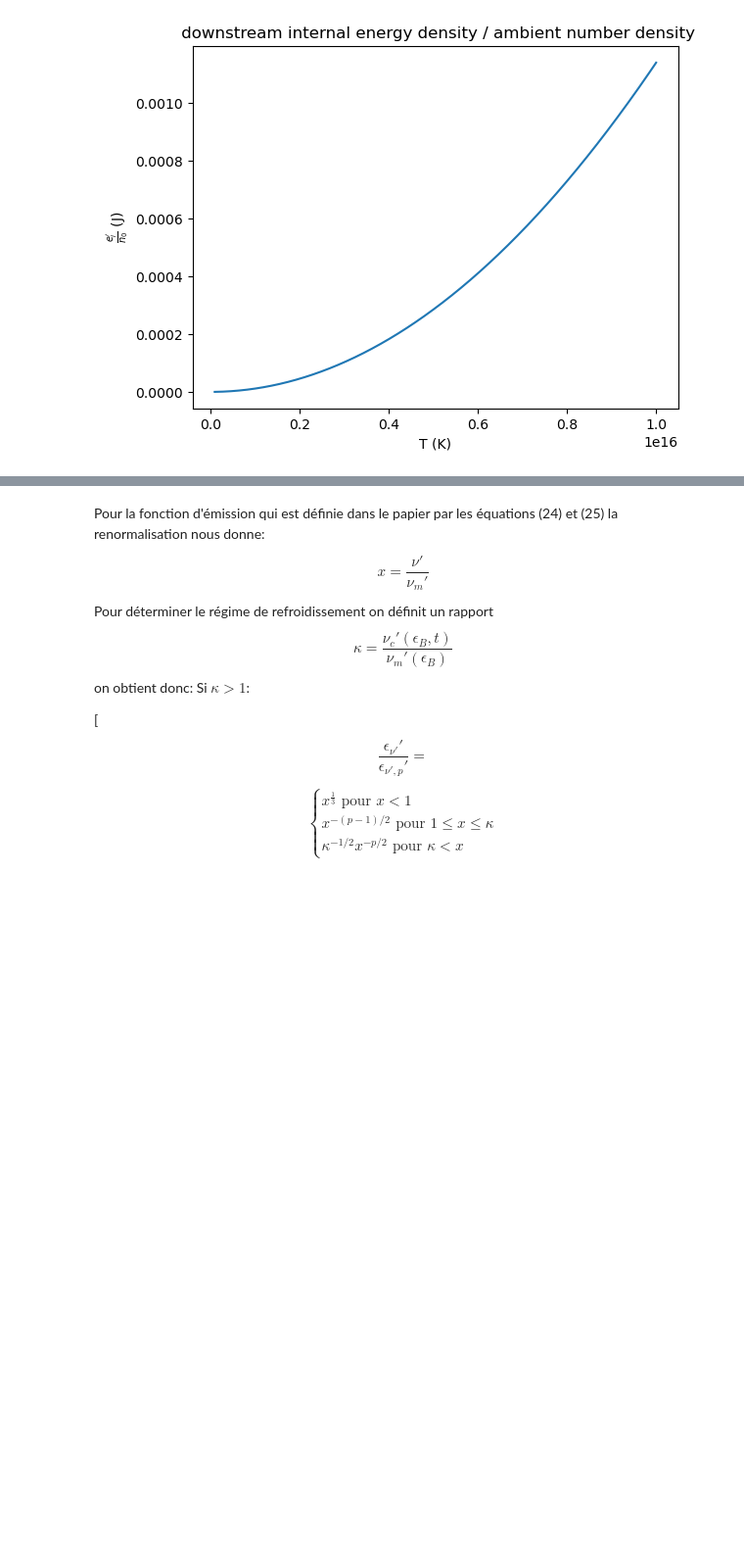
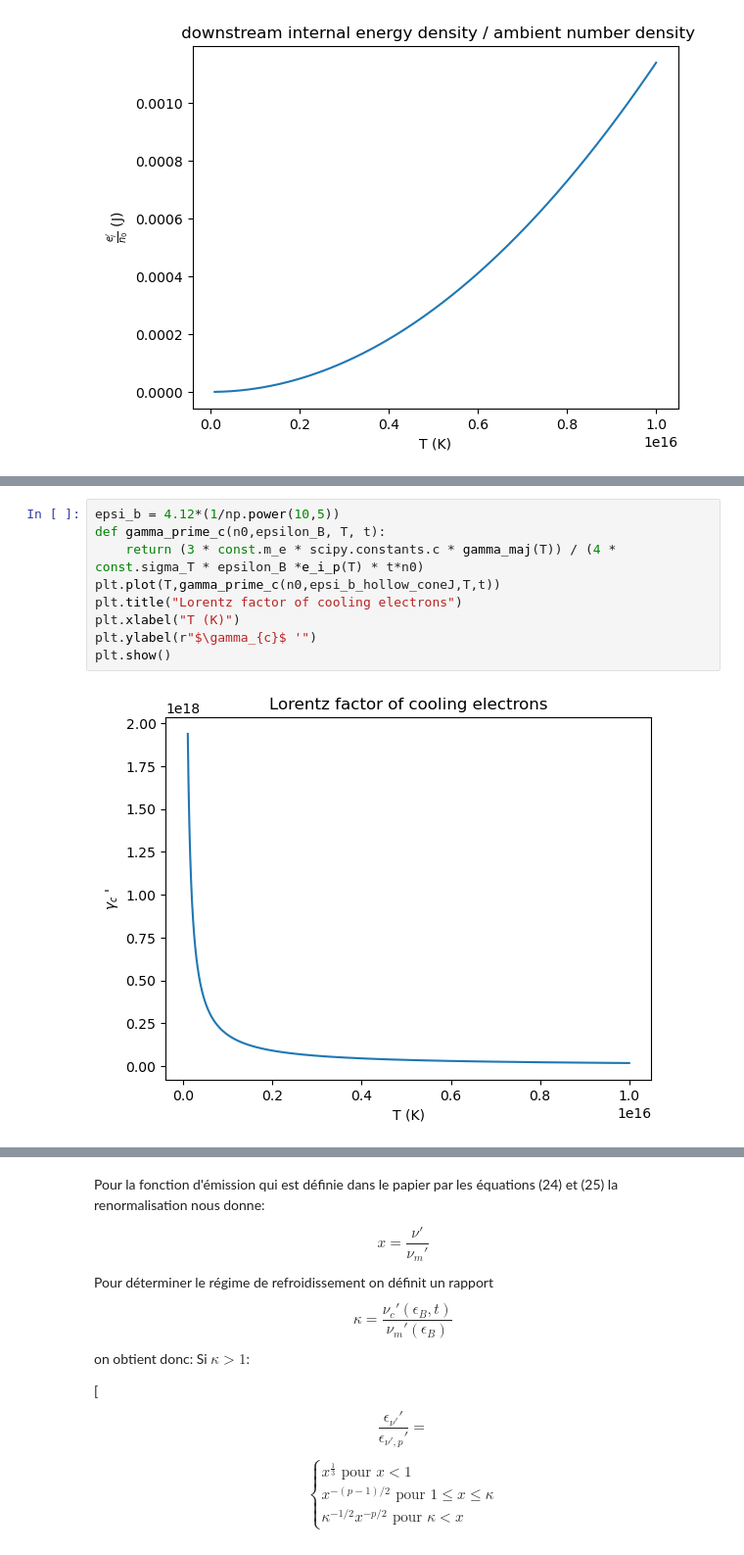
Before and after one commit to quentin-bouquet/Mod-le-Spectro-Temporel-d-mission-d-un-sursaut-gamma, a Jupyter notebook: MAIN.ipynb, the cells around one changed output, grey strips where cells are left out. Shown at 98% size. Drawn from its saved outputs; the diff is of its cells as text; blank space fills up the shorter version.

```diff
--- a/MAIN.ipynb
+++ b/MAIN.ipynb
@@ -243,0 +118,11 @@ def gamma_prime_c(epsilon_B, t):
+# %%
+epsi_b = 4.12*(1/np.power(10,5))
+def gamma_prime_c(n0,epsilon_B, T, t):
+    return (3 * const.m_e * scipy.constants.c * gamma_maj(T)) / (4 * const.sigma_T * epsilon_B *e_i_p(T) * t*n0)
+plt.plot(T,gamma_prime_c(n0,epsi_b_hollow_coneJ,T,t))
+plt.title("Lorentz factor of cooling electrons")
+plt.xlabel("T (K)")
+plt.ylabel(r"$\gamma_{c}$ '")
+plt.show()
+# %% [output]
+[figure, added]
```
Also changed, not shown: parts of 10 cells of this notebook, 1 other file.
